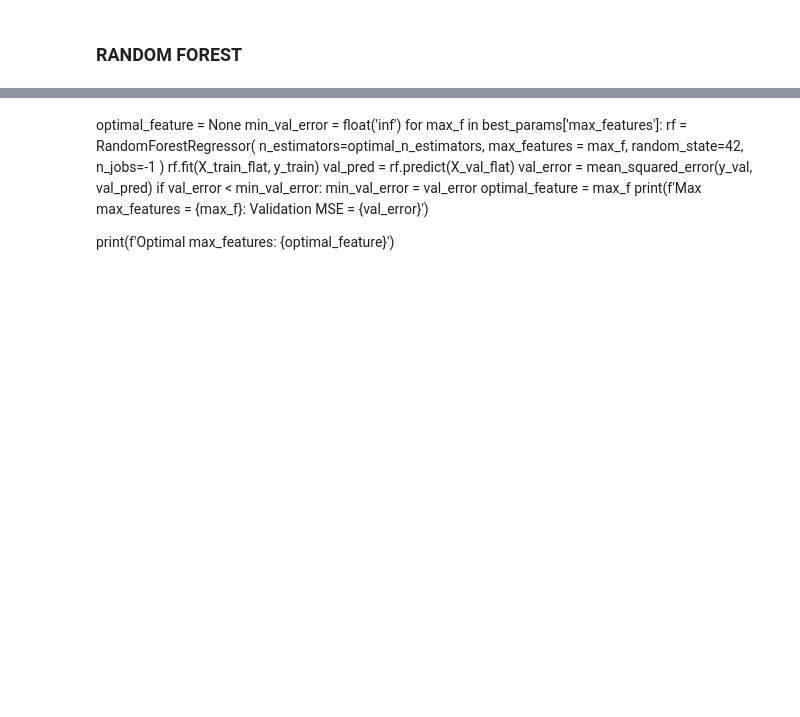
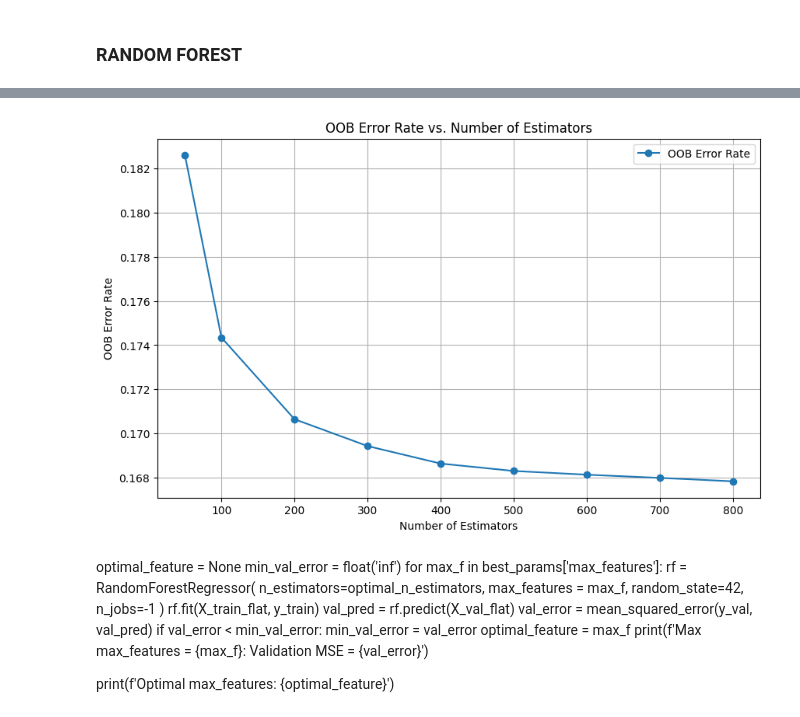
Before and after one commit to justtns/BC2407-Energy-Forecasting, a Jupyter notebook: notebooks/model_building.ipynb, the cells around one changed output, grey strips where cells are left out. Cells and saved outputs as stored; diff of their text form; code cells hidden in the pictures; blank space fills up the shorter version.

```diff
--- a/notebooks/model_building.ipynb
+++ b/notebooks/model_building.ipynb
@@ -218,0 +189,19 @@ plt.show()
+# %%
+best_params = {
+    'n_estimators': [50, 100, 150, 200, 250, 300, 350, 400, 450, 500, 600, 650, 700, 750, 800],
+    'max_features': [0.1, float(1/3), 2*float(1/3), 1]
+}
+
+oob_errors = []
+for n_estimators in best_params['n_estimators']:
+    rf = RandomForestRegressor(
+        n_estimators=n_estimators,
+        max_features = float(1/3),
+        oob_score=True,
+        random_state=42)
+    rf.fit(X_train_flat, y_train)
+    oob_error = 1 - rf.oob_score_
+    oob_errors.append(oob_error)
+    print(f'{n_estimators} trees: OOB error = {oob_error}')
+
+optimal_n_estimators = best_params['n_estimators'][oob_errors.index(min(oob_errors))]
@@ -219,3 +224,14 @@ plt.show()
+# %%
+plt.figure(figsize=(10, 6))
+plt.plot(best_params['n_estimators'], oob_errors, '-o', label='OOB Error Rate')
+plt.title('OOB Error Rate vs. Number of Estimators')
+plt.xlabel('Number of Estimators')
+plt.ylabel('OOB Error Rate')
+plt.grid(True)
+plt.legend()
+plt.show()
+# %% [output]
+[figure, added]
 # %% [markdown]
 optimal_feature = None
 min_val_error = float('inf')
```
Also changed, not shown: parts of 4 cells of this notebook, 3 other files.
